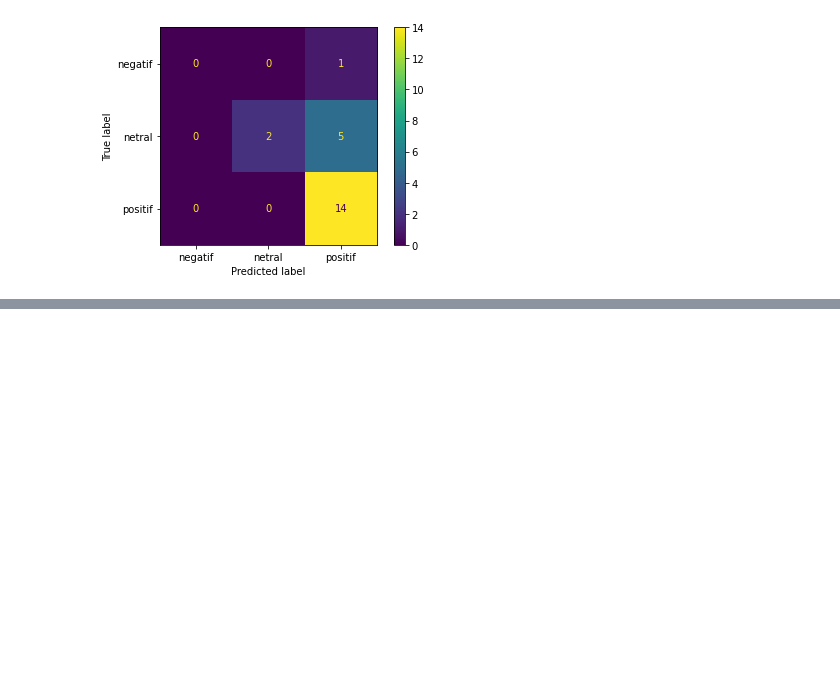
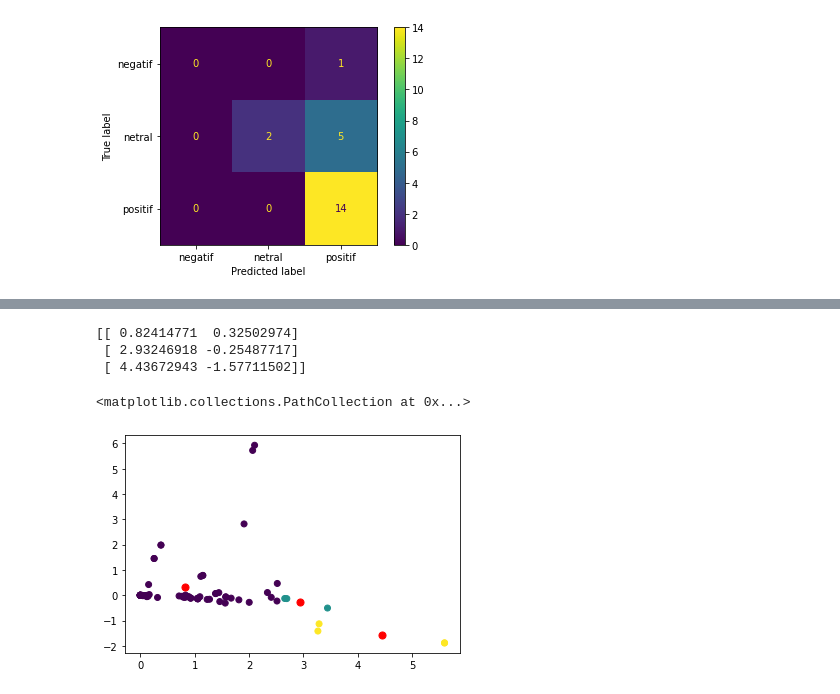
Before and after one commit to Fahmiady11/webmining, a Jupyter notebook: _build/jupyter_execute/contents/CrawlingVSM.ipynb, the cells around one changed output, grey strips where cells are left out. Saved outputs shown, nothing was run; the diff lists cells and outputs as text; code cells hidden in the pictures; blank space fills up the shorter version.

```diff
--- a/_build/jupyter_execute/contents/CrawlingVSM.ipynb
+++ b/_build/jupyter_execute/contents/CrawlingVSM.ipynb
@@ -553,0 +588,19 @@ plt.show()
+# %%
+"""Train the Kmeans with the best n of clusters"""
+modelKm = KMeans(n_clusters=3, random_state=12)
+modelKm.fit(dataTF.values)
+prediksi = modelKm.predict(dataTF.values)
+
+"""Dimensionality reduction used to plot in 2d representation"""
+pc=TruncatedSVD(n_components=2)
+X_new=pc.fit_transform(dataTF.values)
+centroids=pc.transform(modelKm.cluster_centers_)
+print(centroids)
+plt.scatter(X_new[:,0],X_new[:,1],c=prediksi, cmap='viridis')
+plt.scatter(centroids[:,0] , centroids[:,1] , s = 50, color = 'red')
+# %% [output]
+[[ 0.82414771  0.32502974]
+ [ 2.93246918 -0.25487717]
+ [ 4.43672943 -1.57711502]]
+<matplotlib.collections.PathCollection at 0x...>
+[figure, added]
```
Also changed, not shown: parts of 17 cells of this notebook, 10 other files.
